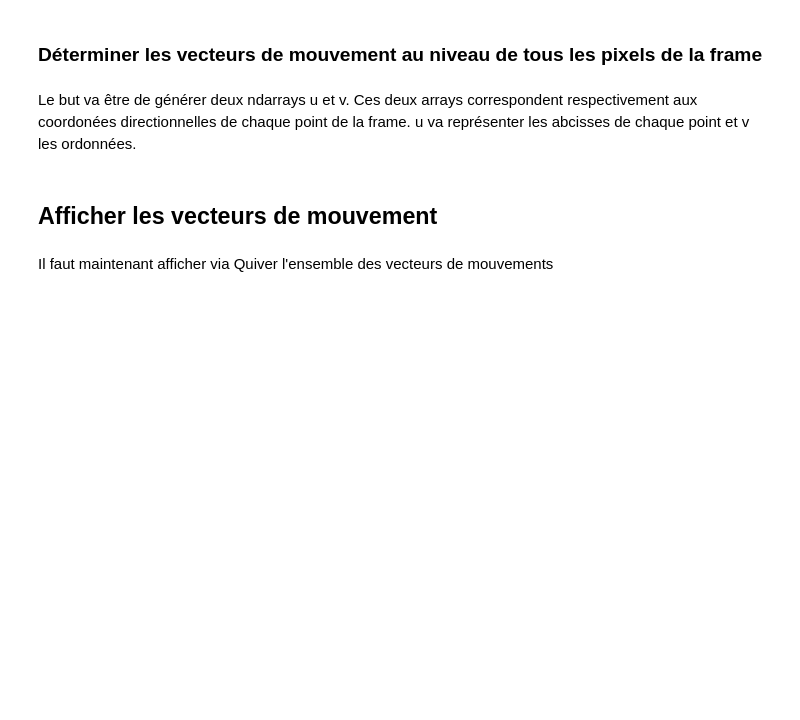
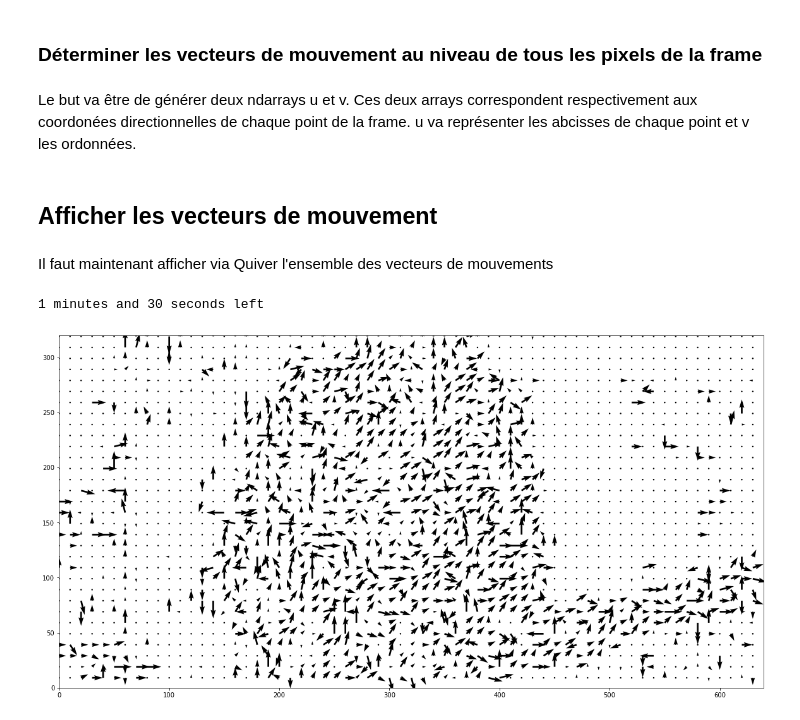
Before and after one commit to Bast-94/cv-practical-works-2023, a Jupyter notebook: tp1_ME.ipynb, the cells around one changed output. Cells and saved outputs as stored; diff of their text form; code cells hidden in the pictures; blank space fills up the shorter version.

Commit message:
ADD(display_movement_vectors): .

```diff
--- a/tp1_ME.ipynb
+++ b/tp1_ME.ipynb
@@ -74,14 +78,43 @@ def generate_move_vectors(frame_array_1,frame_array_2,step):
     u.fill(0.)
     v = np.ndarray(shape=frame_array_1.shape[0:2])
     v.fill(0.)
+    total_count = frame_array_1.shape[0]*frame_array_1.shape[1]
+    first = time.time()
     for x in range(frame_array_1.shape[0]):
         for y in range(frame_array_1.shape[1]):
+            if(count == total_count//100):
+                second = time.time()
+                estimated_time = (second -first)*100
+                print(f'{int(estimated_time)//60} minutes and {int(estimated_time)%60} seconds left ')
             vector= get_move_vector(frame_array_1,frame_array_2,x,y,step)
             u[x][y]= vector[0]
             v[x][y]= vector[1]
+            count+=1
     return u,v
 # %% [markdown]
 ## Afficher les vecteurs de mouvement
 # %% [markdown]
 Il faut maintenant afficher via Quiver l'ensemble des vecteurs de mouvements
+# %%
+STEP = 5
+INTERVAL = 10
+# %%
+u,v = generate_move_vectors(frame_array_1,frame_array_2,STEP)
+# %% [output]
+1 minutes and 30 seconds left
+# %%
+u =  u[::INTERVAL,::INTERVAL]
+v = v[::INTERVAL,::INTERVAL]
+# %%
+x =  np.arange(frame_array_1.shape[1])
+y = np.arange(frame_array_1.shape[0]-1,-1,-1)
+X, Y = np.meshgrid(x[::INTERVAL], y[::INTERVAL])
+X.shape, Y.shape,u.shape, v.shape
+fig, ax = plt.subplots(figsize =(20, 20))
+ax.quiver(X, Y, u, v,scale=200)
+ax.axis([0, frame_array_1.shape[1], 0,frame_array_1.shape[0] ])
+ax.set_aspect('equal')
+plt.show()
+# %% [output]
+[figure, added]
 # %%
```
Also changed, not shown: parts of 8 cells of this notebook.
